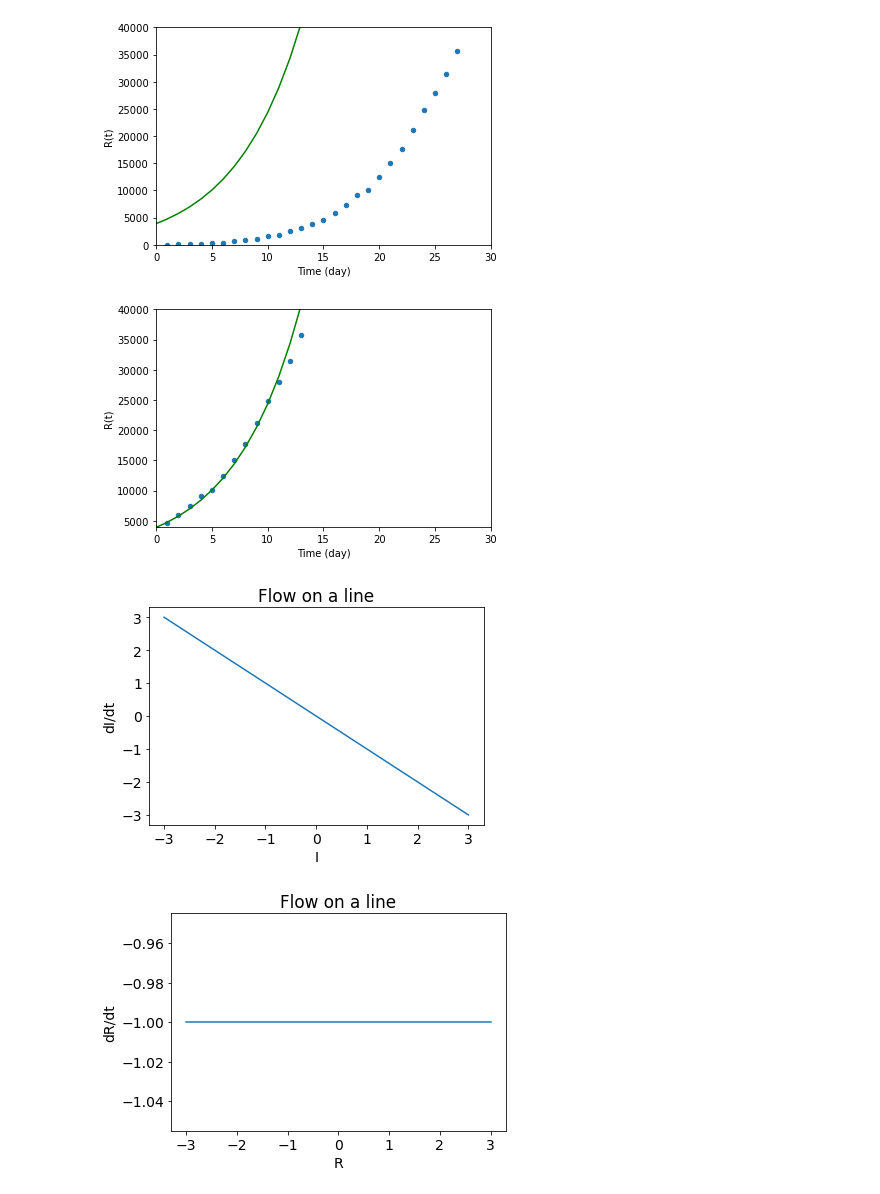
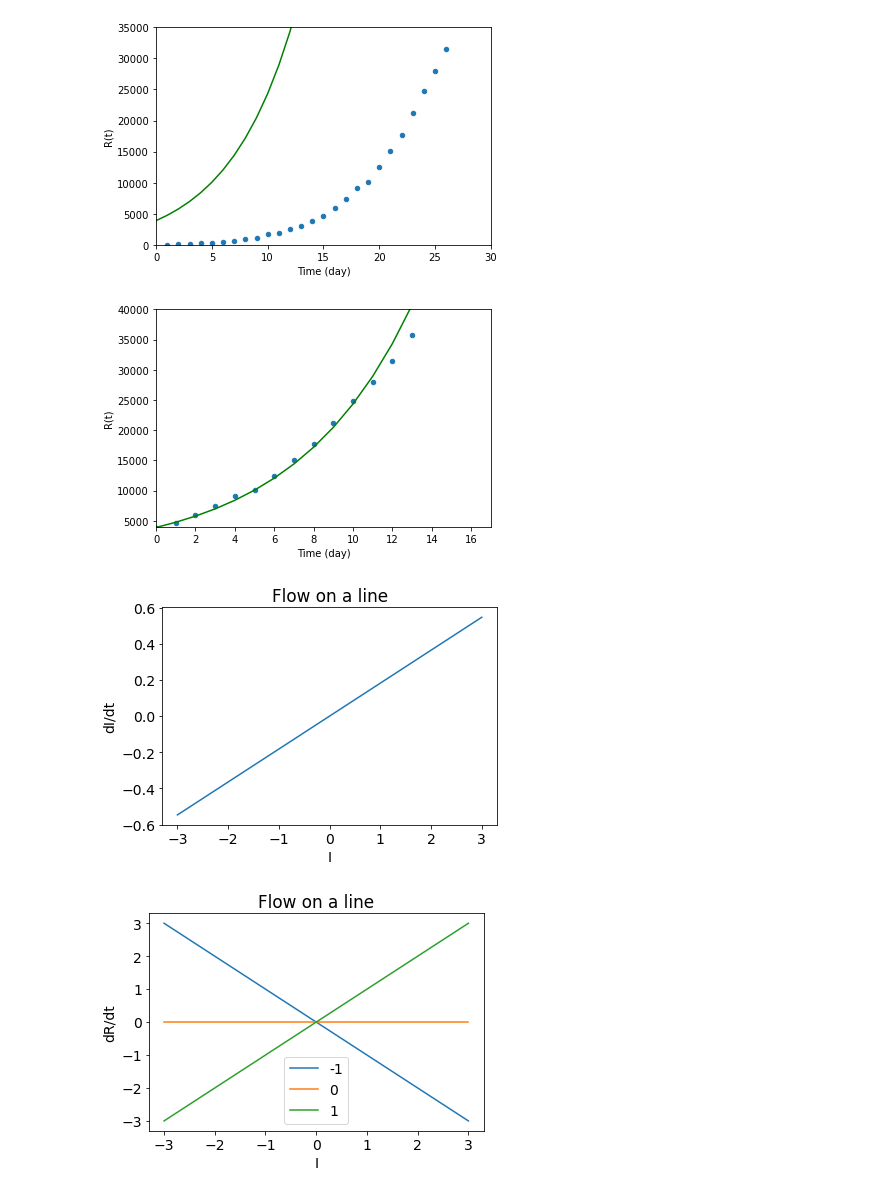
Before and after one commit to dfrancioni/Project-2, a Jupyter notebook: Project 2 Francioni.ipynb, the cells around one changed output. Saved outputs shown, nothing was run; the diff lists cells and outputs as text; code cells hidden in the pictures.

```diff
--- a/Project 2 Francioni.ipynb
+++ b/Project 2 Francioni.ipynb
@@ -1,4 +1,5 @@
 # %%
+#Project 2 Douglas Francioni
 import numpy as np
 from numpy import linalg as LA
 import matplotlib.pyplot as plt
@@ -16,12 +17,13 @@ B = 0.221083
 C = -0.00430354
 
 #initial conditions
-# gamma = beta*S0*r1/(beta*r1+r2)
+gamma = beta*S0*r1/(beta*r1+r2)
 R0 = np.exp(A)
 I0 = B*np.exp(A)/beta
-gamma = beta*S0*B/(beta*B+B**2+2*C)
+#gamma = beta*S0*B/(beta*B+B**2+2*C)
 alpha = (beta/gamma)
-
+print(alpha)
+print(gamma)
 #Define our derivatives for the SIR model
 def f(v,t):
     S, I, R = v;
@@ -69,7 +73,7 @@ dat = pd.read_csv('Project 2 Infected.csv', header=0)
 ax = dat.plot.scatter(x='Day', y='R(t)', xlabel='Time (day)', ylabel='R(t)')
 plt.plot(time, output[:,2], color='g');
 plt.xlim([0, 30])
-plt.ylim([0, 40000])
+plt.ylim([0, 35000])
 plt.show()
 
 dat1 = pd.read_csv('Project 2 Infected Update.csv', header=0)
@@ -77,54 +81,59 @@ dat1 = pd.read_csv('Project 2 Infected Update.csv', header=0)
 #plot data on the same plot starting at March 5(which matches are initial condition for R(0))
 ax = dat1.plot.scatter(x='Day', y='R(t)', xlabel='Time (day)', ylabel='R(t)')
 plt.plot(time, output[:,2], color='g');
-plt.xlim([0, 30])
+plt.xlim([0, 17])
 plt.ylim([4000, 40000])
 plt.show()
 # %% [output]
-[figure, old version]
+[figure, new version]
-[figure, old version]
+[figure, new version]
 # %%
 #Bifurcation analysis around beta parameter
 #Define our derivatives for the SIR model
 def dIdt(I,S,beta):
     dIdt = (beta/(beta*S0*B/(beta*B+B**2+2*C)))*S*I-beta*I
     return dIdt
 
 #Transcritical Bifurcation
 I_values = np.linspace(-3,3,100)
 
 dIdt_values = []
 for m in I_values:
-    dIdt_values.append(dIdt(m,1,1))
+    dIdt_values.append(dIdt(m,S0,1))
 
 # Plot derivative vs I
 plt.rcParams.update({'font.size': 14})  # increase the font size
 plt.xlabel("I")
 plt.ylabel("dI/dt")
 plt.title("Flow on a line")
 plt.plot(I_values,dIdt_values);
 plt.show()
 
 #Bifurcation analysis around beta parameter
 #Define our derivatives for the SIR model
-def dRdt(I,beta):
-    dRdt = beta*I
+def dRdt(I,b):
+    dRdt = I*b
     return dRdt
+
+b = [-1,0,1]
 
 #Transcritical Bifurcation
 R_values = np.linspace(-3,3,100)
 
-dRdt_values = []
-for m in R_values:
-    dRdt_values.append(dRdt(1,-1))
+for n in b:
+    dRdt_values = []
+    for m in I_values:
+        dRdt_values.append(dRdt(m,n))
+    # Plot derivative vs R
+    plt.rcParams.update({'font.size': 14})  # increase the font size
+    plt.xlabel("I")
+    plt.ylabel("dR/dt")
+    plt.title("Flow on a line")
+    plt.plot(I_values,dRdt_values);
 
-# Plot derivative vs R
-plt.rcParams.update({'font.size': 14})  # increase the font size
-plt.xlabel("R")
-plt.ylabel("dR/dt")
-plt.title("Flow on a line")
-plt.plot(R_values,dRdt_values);
+
+plt.legend(labels = b)
 plt.show()
 # %% [output]
-[figure, old version]
+[figure, new version]
-[figure, old version]
+[figure, new version]
```
Also changed, not shown: parts of 3 cells of this notebook.
